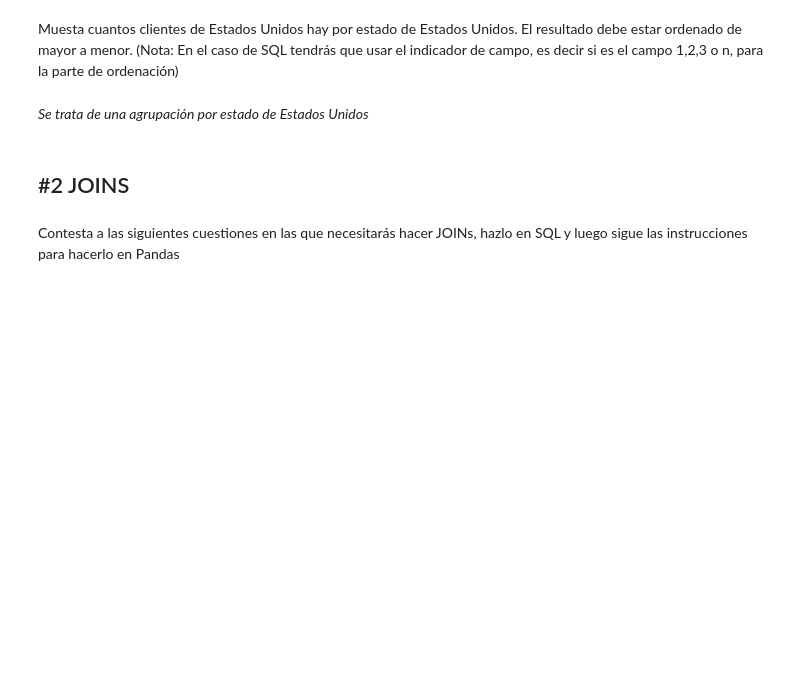
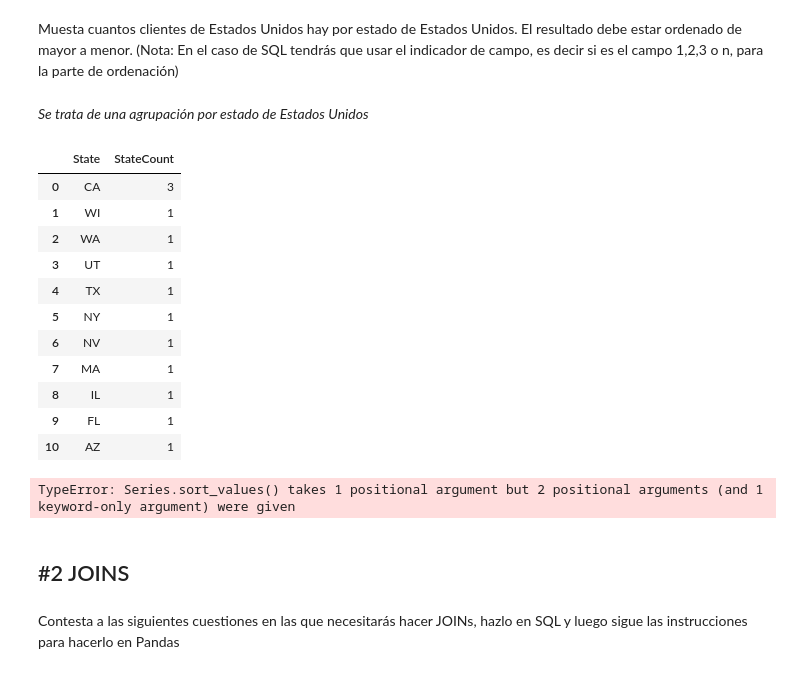
Before and after one commit to ds-online-tb/DS-Online, a Jupyter notebook: 03_Data_Analysis/Sprint_06/Unidad_01_Procesado_Datos_Internos_BBDD/03_Practica_Obligatoria/18_Practica_Obligatoria_SQL_danilo_castillo.ipynb, the cells around one changed output. Cells and saved outputs as stored; diff of their text form; code cells hidden in the pictures; blank space fills up the shorter version.

```diff
--- a/03_Data_Analysis/Sprint_06/Unidad_01_Procesado_Datos_Internos_BBDD/03_Practica_Obligatoria/18_Practica_Obligatoria_SQL_danilo_castillo.ipynb
+++ b/03_Data_Analysis/Sprint_06/Unidad_01_Procesado_Datos_Internos_BBDD/03_Practica_Obligatoria/18_Practica_Obligatoria_SQL_danilo_castillo.ipynb
@@ -104,3 +179,35 @@ Muesta cuantos clientes de Estados Unidos hay por estado de Estados Unidos. El r
+# %%
+# SQL
+query = '''
+SELECT State, COUNT(1) as StateCount
+FROM customers
+WHERE Country = "USA"
+GROUP BY State
+ORDER BY StateCount DESC
+'''
+
+sql_query(query)
+# %% [output]
+|  | State | StateCount |
+| 0 | CA | 3 |
+| 1 | WI | 1 |
+| 2 | WA | 1 |
+| 3 | UT | 1 |
+| 4 | TX | 1 |
+| 5 | NY | 1 |
+| 6 | NV | 1 |
+| 7 | MA | 1 |
+| 8 | IL | 1 |
+| 9 | FL | 1 |
+| 10 | AZ | 1 |
+# %%
+# Pandas
+
+df = sql_query("SELECT * FROM customers")
+
+df[df.Country == "USA"].groupby("State")["CustomerId"].count().sort_values("CustomerId", ascending = False)
+# %% [output]
+TypeError: Series.sort_values() takes 1 positional argument but 2 positional arguments (and 1 keyword-only argument) were given
 # %% [markdown]
 ## #2 JOINS
 # %% [markdown]
```
Also changed, not shown: parts of 16 cells of this notebook.
